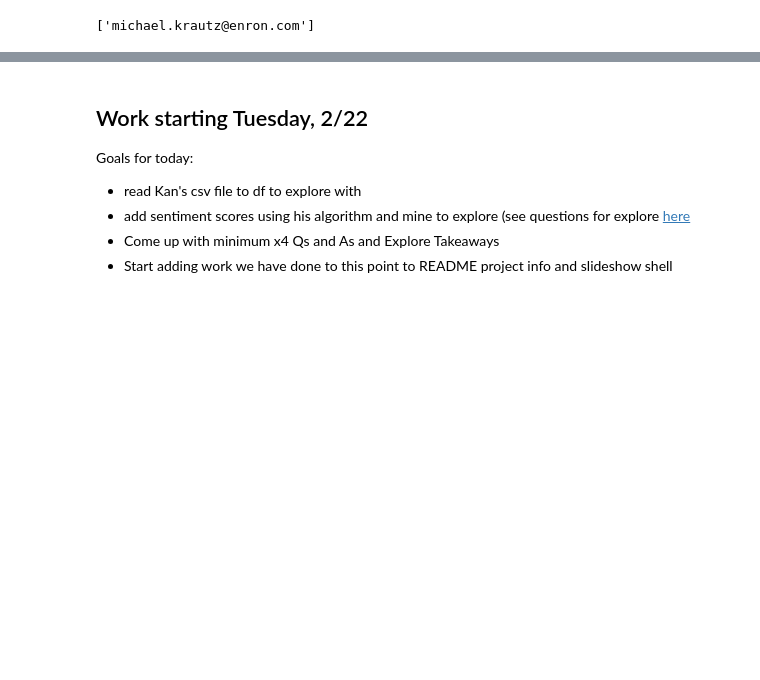
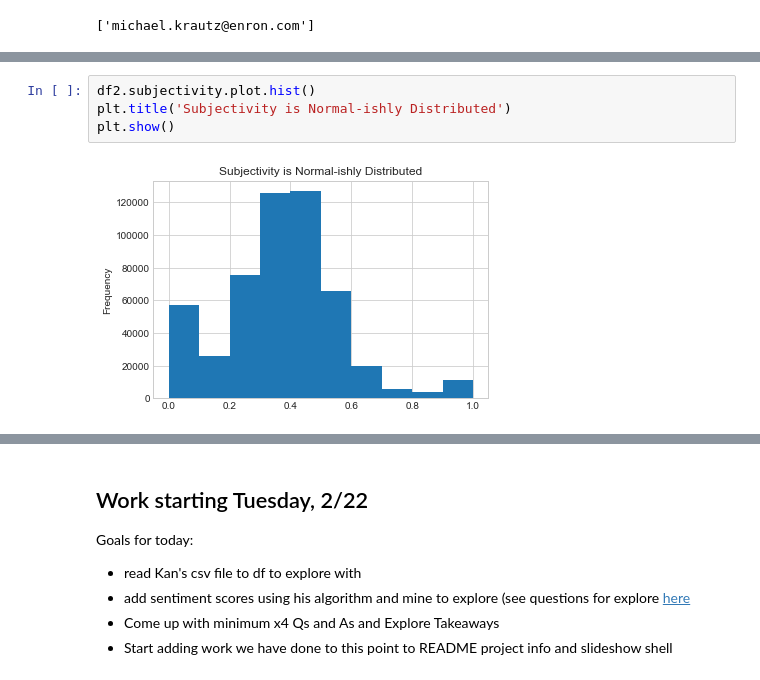
Before and after one commit to Enron-Discussion-NLP/Capstone, a Jupyter notebook: 00_Stephanie/stephanie_working-notebook.ipynb, the cells around one changed output, grey strips where cells are left out. Drawn from its saved outputs; the diff is of its cells as text; blank space fills up the shorter version.

```diff
--- a/00_Stephanie/stephanie_working-notebook.ipynb
+++ b/00_Stephanie/stephanie_working-notebook.ipynb
@@ -361,0 +478,6 @@ sns.relplot(data = df2, x = 'polarity', y = 'subjectivity', hue = 'poi', col = '
+# %%
+df2.subjectivity.plot.hist()
+plt.title('Subjectivity is Normal-ishly Distributed')
+plt.show()
+# %% [output]
+[figure, added]
```
Also changed, not shown: parts of 59 cells of this notebook.
